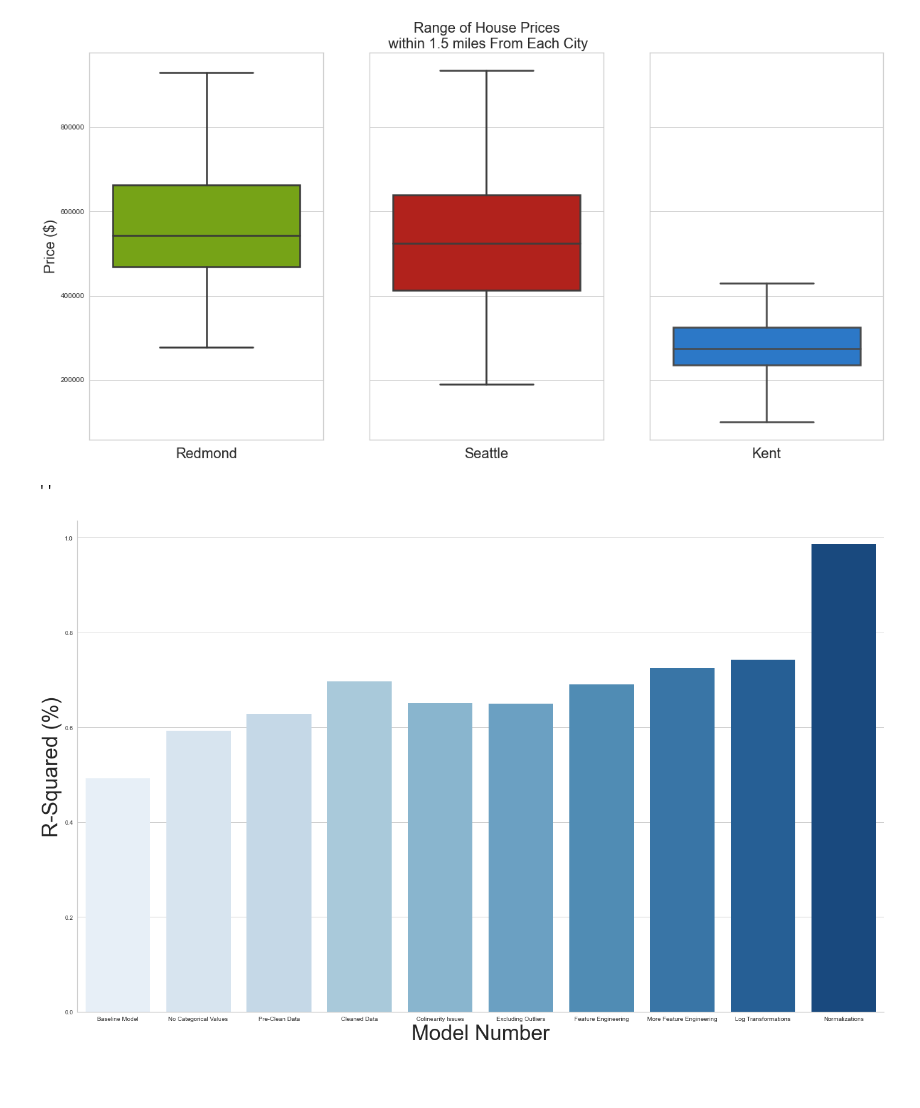
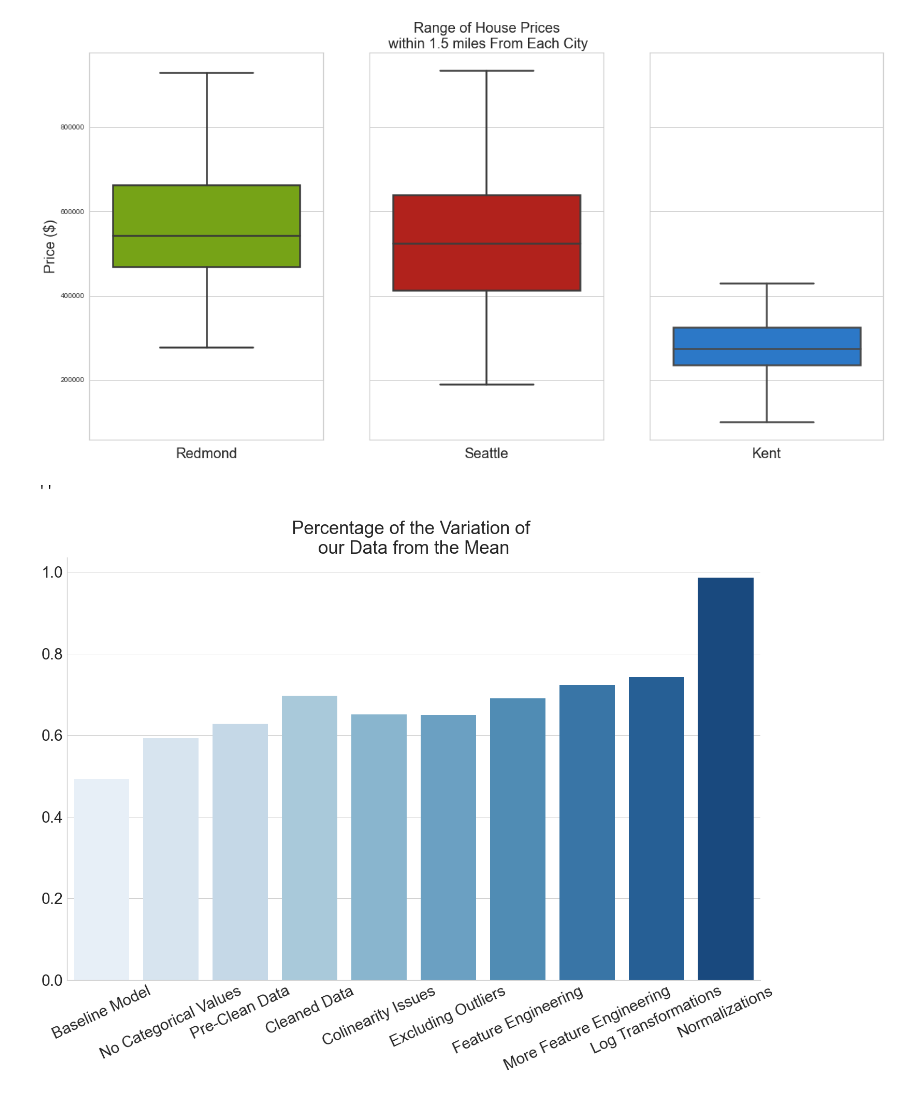
Before and after one commit to DataDoggo215/dsc-phase2-project, a Jupyter notebook: Master.ipynb, the cells around one changed output. Cells and saved outputs as stored; diff of their text form; code cells hidden in the pictures.

```diff
--- a/Master.ipynb
+++ b/Master.ipynb
@@ -470,11 +485,11 @@ def clean_data_model_inf_5(df):
 # %%
 df_inf_5 = clean_data_model_inf_5(df_inf_5)
 # %%
-fig, ax = plt.subplots(figsize=(13.5,13.5))
-plt.xticks(fontsize=20)
-plt.yticks(fontsize=20)
+fig, ax = plt.subplots(figsize=(14,14))
+plt.xticks(fontsize=30)
+plt.yticks(fontsize=30)
 visualizer = Rank2D(algorithm="pearson")
-visualizer.fit_transform(df_inf_5)
+visualizer.fit_transform(df_inf_4)
 visualizer.show()
 # plt.savefig('correlation_1', bbox_inches='tight')
 ;
@@ -727,10 +748,12 @@ LR.score(X_test7, y_test7) #r-squared of test data
 df_inf_8 = df_inf_7.copy()
 # %%
 def clean_data_model_inf_8(df):
+    #Engineer two more features
     df['area'] = df['bedrooms'] * df['sqft_living'] * df['sqft_basement']
     df['multi_dist'] = df['distance_seattle'] * df['distance_redmond']
 
-    df.drop(['recent_build'], axis=1, inplace=True)
+    #Drop insignificant feature
+    df.drop(['recent_build', 'floors'], axis=1, inplace=True)
     return df
 # %%
 df_inf_8 = clean_data_model_inf_8(df_inf_8)
@@ -869,7 +929,7 @@ def clean_data_model_pred_1(df, df2):
     df['log_sqft_lot'] = np.log(df['sqft_lot'])
 
     # Drop columns that become insignificant after log cahnge
-    df.drop(['floors', 'sqft_above', 'sqft_lot'], axis=1, inplace=True)
+    df.drop(['sqft_above', 'sqft_lot'], axis=1, inplace=True)
 
     return df
 # %%
@@ -1140,23 +1129,19 @@ r_squared_inf_4
 # %%
 r_squares = [r_squared_inf_1, r_squared_inf_2, r_squared_inf_3, r_squared_inf_4, r_squared_inf_5, r_squared_inf_6, r_squared_inf_7, r_squared_inf_8, r_squared_pred_1, r_squared_pred_2]
 
 fig, ax = plt.subplots(figsize=(24, 15))
 x_label = ['Baseline Model', 'No Categorical Values','Pre-Clean Data', 'Cleaned Data', 'Colinearity Issues', 'Excluding Outliers', 'Feature Engineering','More Feature Engineering', 'Log Transformations', 'Normalizations']
 
 ax = sns.barplot(x_label, r_squares, palette="Blues")
+plt.xticks(rotation=25, size=30)
+plt.yticks(size=30)
 sns.despine()
-# sns.set_context('talk', font_scale=1.5)
-ax.set_ylabel('R-Squared (%)', fontsize=35)
-ax.set_xlabel('Model Number', fontsize=35)
-# ax.xticks(r_squares, x_label, rotation=45)
-# ax.set_xticks([1,2,3,4,5,6,7,8,9,10])
-# ax.set_xticklabels(['Baseline Model', 'No Categorical Values',
-#                     'Pre-Clean Data', 'Cleaned Data', 'Colinearity Issues', 'Excluding Outliers', 'Feature Engineering',
-#                     'More Feature Engineering', 'Log Transformations', 'Normalizations'], )
-# ax.set_yticks([.50, .55, .60, .65, .70, .75, .80])
+
+ax.set_title('Percentage of the Variation of \nour Data from the Mean', fontsize=35)
+# ax.set_xlabel('Model Number', fontsize=35)
 
 # plt.savefig('r_squared_1', bbox_inches='tight');
 ;
 # %% [output]
 ''
-[figure, old version]
+[figure, new version]
@@ -1181,2 +1147,0 @@ bububu
-# %% [markdown]
-######
```
Also changed, not shown: parts of 91 cells of this notebook, 8 other files.
